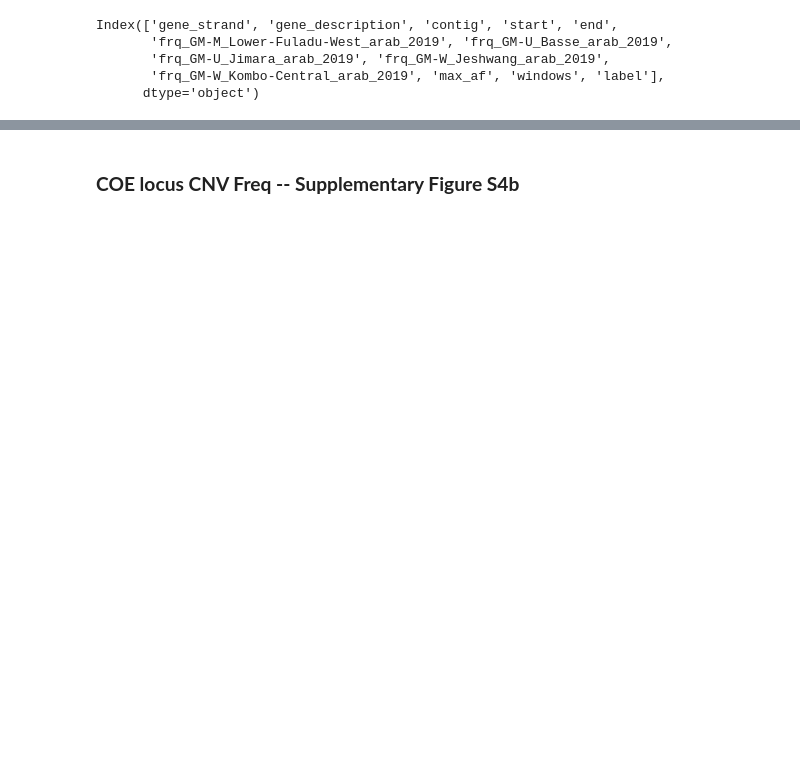
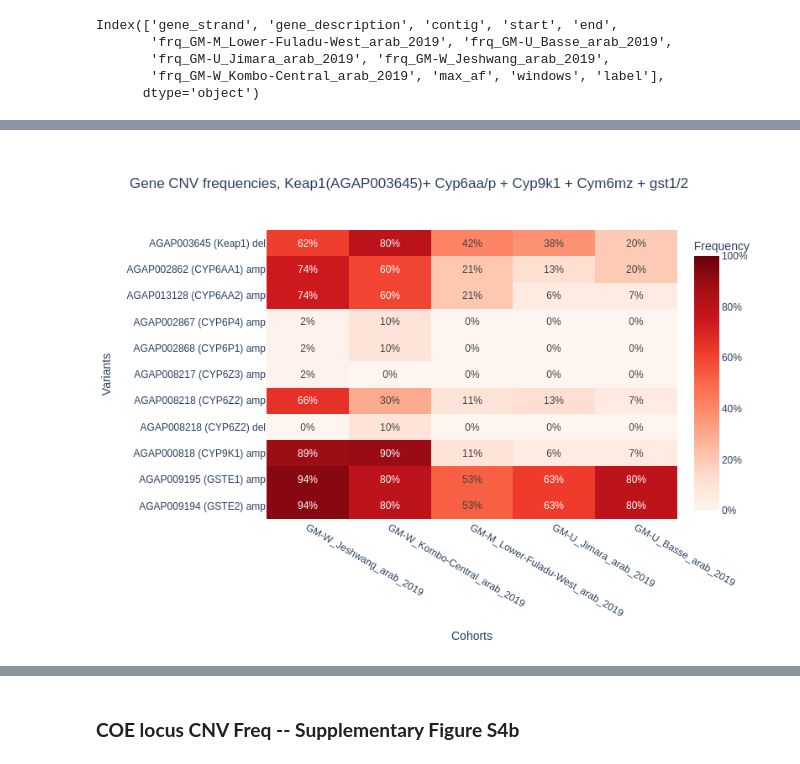
Before and after one commit to JaneNjeri/divergent-genetic-insecticide-resistance-in-gambian-malaria-vector, a Jupyter notebook: notebooks/Fig4a_4b_Metabolic_resistance_CNVs_Freq.ipynb, the cells around one changed output, grey strips where cells are left out. Drawn from its saved outputs; the diff is of its cells as text; code cells hidden in the pictures; blank space fills up the shorter version.

```diff
--- a/notebooks/Fig4a_4b_Metabolic_resistance_CNVs_Freq.ipynb
+++ b/notebooks/Fig4a_4b_Metabolic_resistance_CNVs_Freq.ipynb
@@ -186,9 +186,11 @@ arab_cnv_cohorts_admin2_year = [ #to plot it following the geographical aligneme
     "GM-U_Basse_arab_2019"
 ]
 # %%
-ag3.plot_frequencies_heatmap(
+fig = ag3.plot_frequencies_heatmap(
     df_cyp_keap_gste_cnv_freq .query("max_af >= 0.00")[["label"] + [f"frq_{c}" for c in arab_cnv_cohorts_admin2_year]],
     height=600, width=800,
-    title="Gene CNV frequencies, Keap1(AGAP003645)+ Cyp6aa/p + Cyp9k1 + Cym6mz + gst1/2"
+    title="Gene CNV frequencies, Keap1(AGAP003645)+ Cyp6aa/p + Cyp9k1 + Cym6mz + gst1/2",
+    show=False
 )
+fig.show(renderer="png")
 # %% [output]
@@ -197 +197,2 @@ ag3.plot_frequencies_heatmap(
+[figure, added]
 # %%
```
Also changed, not shown: parts of 4 cells of this notebook.
